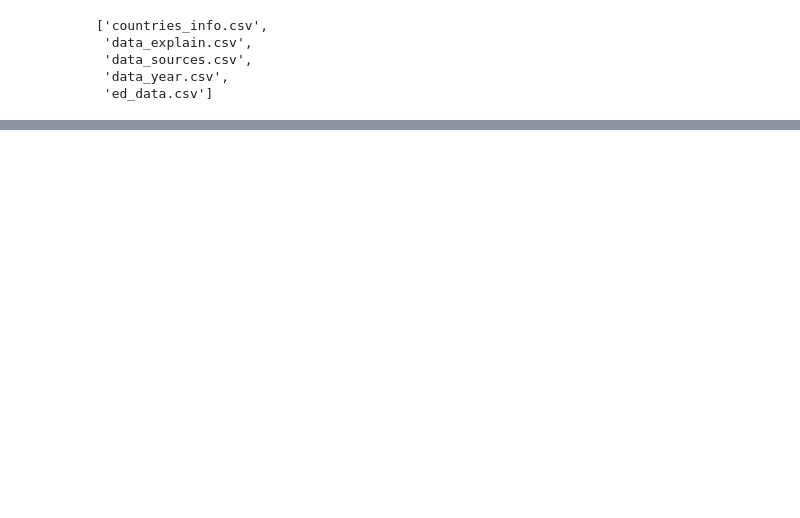
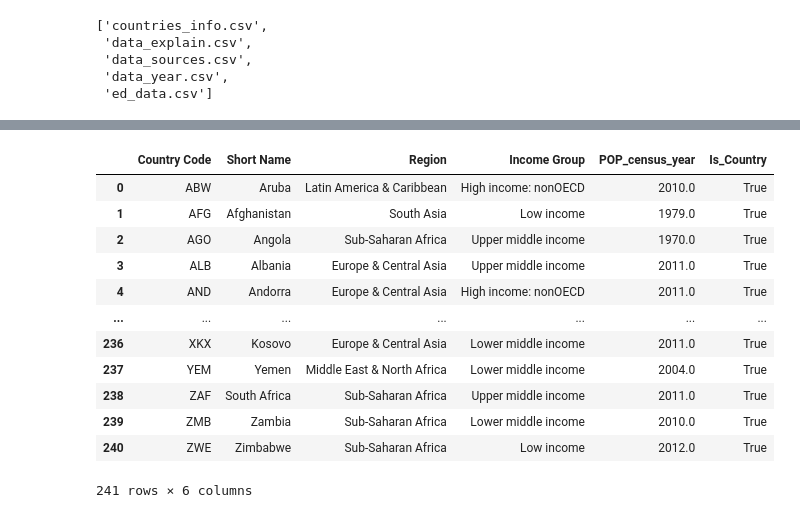
Before and after one commit to MagdaW19/Cleaning-Data, a Jupyter notebook: education/Data-Cleaning.ipynb, the cells around one changed output, grey strips where cells are left out. Saved outputs shown, nothing was run; the diff lists cells and outputs as text; code cells hidden in the pictures; blank space fills up the shorter version.

```diff
--- a/education/Data-Cleaning.ipynb
+++ b/education/Data-Cleaning.ipynb
@@ -30,3 +33,8 @@ os.listdir(processed_data)
  'data_sources.csv',
  'data_year.csv',
  'ed_data.csv']
+# %%
+# File paths
+ed_data = 'ed_data.csv'
+countries = 'countries_info.csv'
+data_info = 'data_explain.csv'
@@ -32,0 +121,18 @@ os.listdir(processed_data)
+# %%
+df_c = pd.read_csv(os.path.join(processed_data, countries))
+# %%
+df_c
+# %% [output]
+|  | Country Code | Short Name | Region | Income Group | POP_census_year | Is_Country |
+| 0 | ABW | Aruba | Latin America & Caribbean | High income: nonOECD | 2010.0 | True |
+| 1 | AFG | Afghanistan | South Asia | Low income | 1979.0 | True |
+| 2 | AGO | Angola | Sub-Saharan Africa | Upper middle income | 1970.0 | True |
+| 3 | ALB | Albania | Europe & Central Asia | Upper middle income | 2011.0 | True |
+| 4 | AND | Andorra | Europe & Central Asia | High income: nonOECD | 2011.0 | True |
+| ... | ... | ... | ... | ... | ... | ... |
+| 236 | XKX | Kosovo | Europe & Central Asia | Lower middle income | 2011.0 | True |
+| 237 | YEM | Yemen | Middle East & North Africa | Lower middle income | 2004.0 | True |
+| 238 | ZAF | South Africa | Sub-Saharan Africa | Upper middle income | 2011.0 | True |
+| 239 | ZMB | Zambia | Sub-Saharan Africa | Lower middle income | 2010.0 | True |
+| 240 | ZWE | Zimbabwe | Sub-Saharan Africa | Low income | 2012.0 | True |
+241 rows × 6 columns
```
Also changed, not shown: parts of 16 cells of this notebook.
